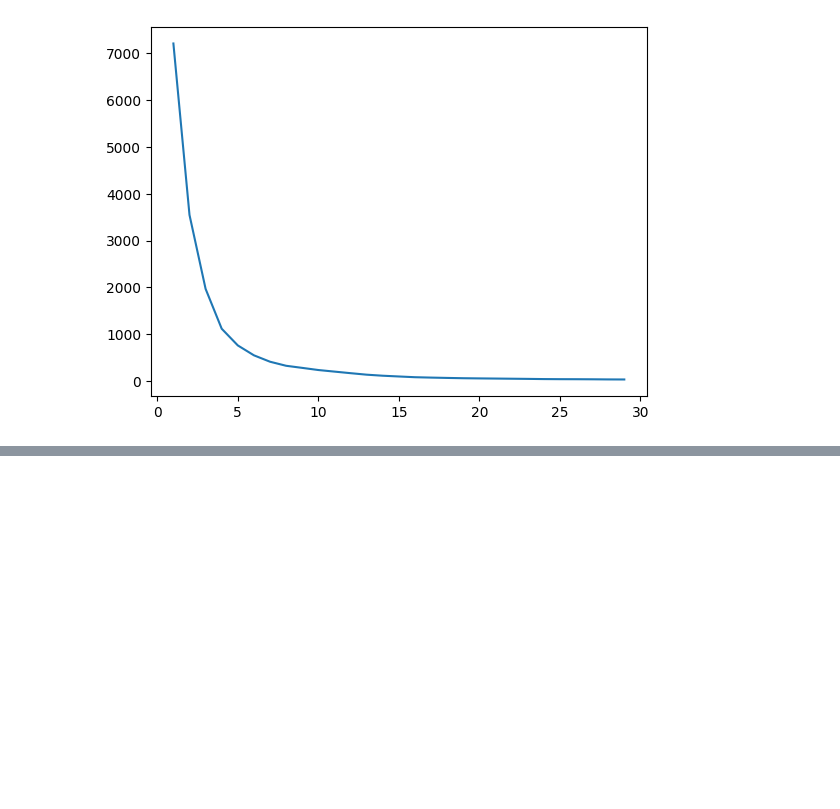
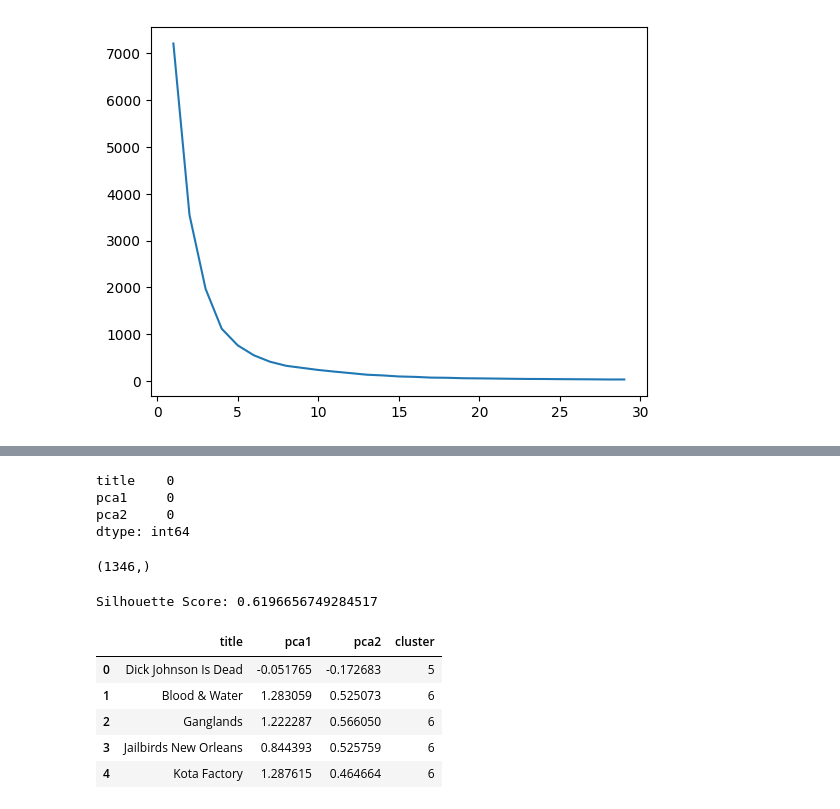
Before and after one commit to gargiahuja/projects-ML-, a Jupyter notebook: Netflix_show_clustering/main.ipynb, the cells around one changed output, grey strips where cells are left out. Saved outputs shown, nothing was run; the diff lists cells and outputs as text; code cells hidden in the pictures; blank space fills up the shorter version.

```diff
--- a/Netflix_show_clustering/main.ipynb
+++ b/Netflix_show_clustering/main.ipynb
@@ -409,0 +470,31 @@ plt.scatter(x_pca[:,0],x_pca[:,1],c=km.fit_predict(x_pca),cmap='rainbow')
+# %%
+movies.isnull().sum()
+# %% [output]
+title    0
+pca1     0
+pca2     0
+dtype: int64
+# %%
+from sklearn.cluster import KMeans
+km=KMeans(n_clusters=7,random_state=42)
+movies['cluster']=km.fit_predict(movies[['pca1','pca2']])
+# %%
+movies['title'][movies['cluster']==0].shape
+# %% [output]
+(1346,)
+# %%
+from sklearn.metrics import silhouette_score
+
+score = silhouette_score(x_pca, km.labels_)
+print("Silhouette Score:", score)
+# %% [output]
+Silhouette Score: 0.6196656749284517
+# %%
+movies.head()
+# %% [output]
+|  | title | pca1 | pca2 | cluster |
+| 0 | Dick Johnson Is Dead | -0.051765 | -0.172683 | 5 |
+| 1 | Blood & Water | 1.283059 | 0.525073 | 6 |
+| 2 | Ganglands | 1.222287 | 0.566050 | 6 |
+| 3 | Jailbirds New Orleans | 0.844393 | 0.525759 | 6 |
+| 4 | Kota Factory | 1.287615 | 0.464664 | 6 |
```
Also changed, not shown: parts of 23 cells of this notebook, 5 other files.
